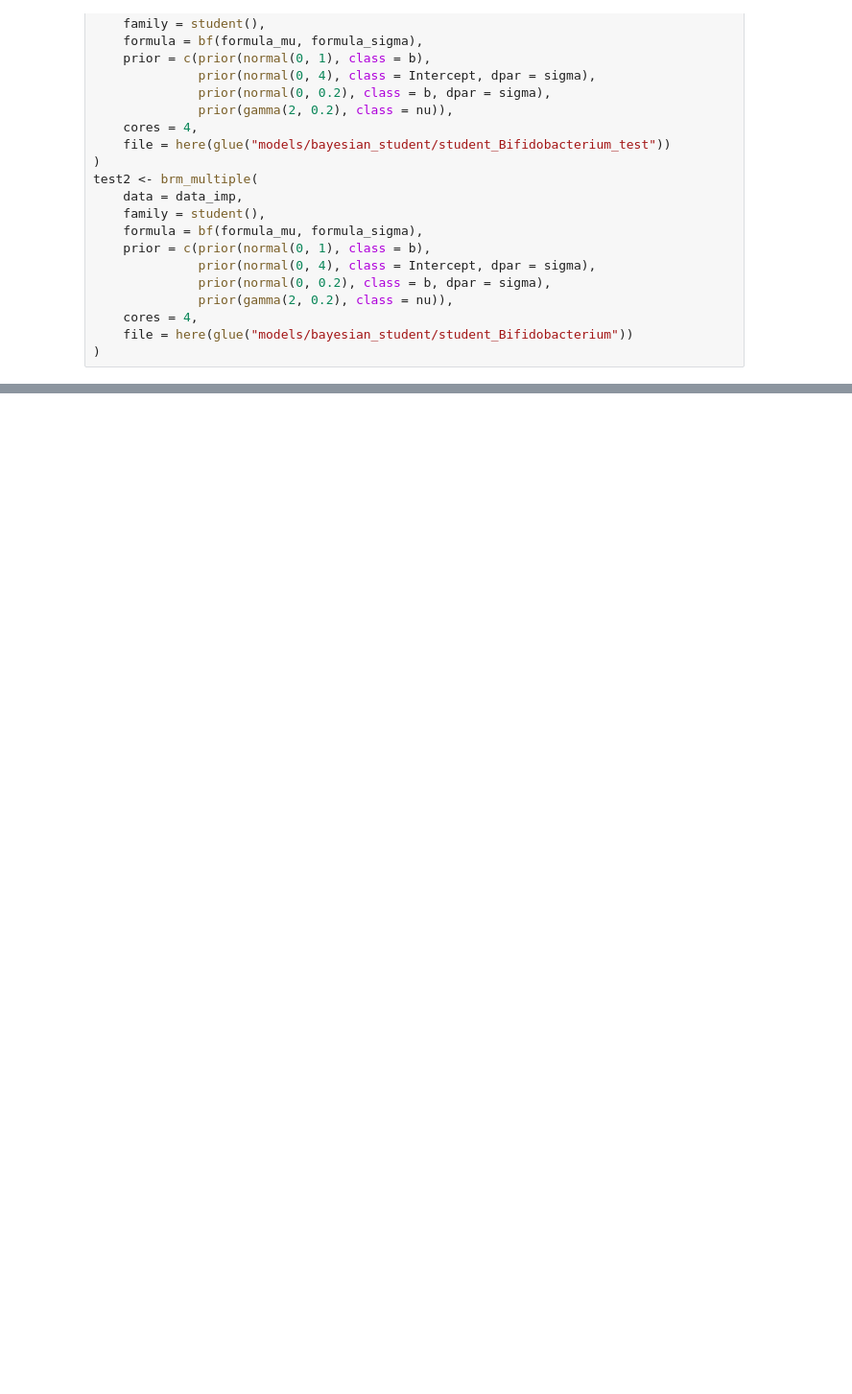
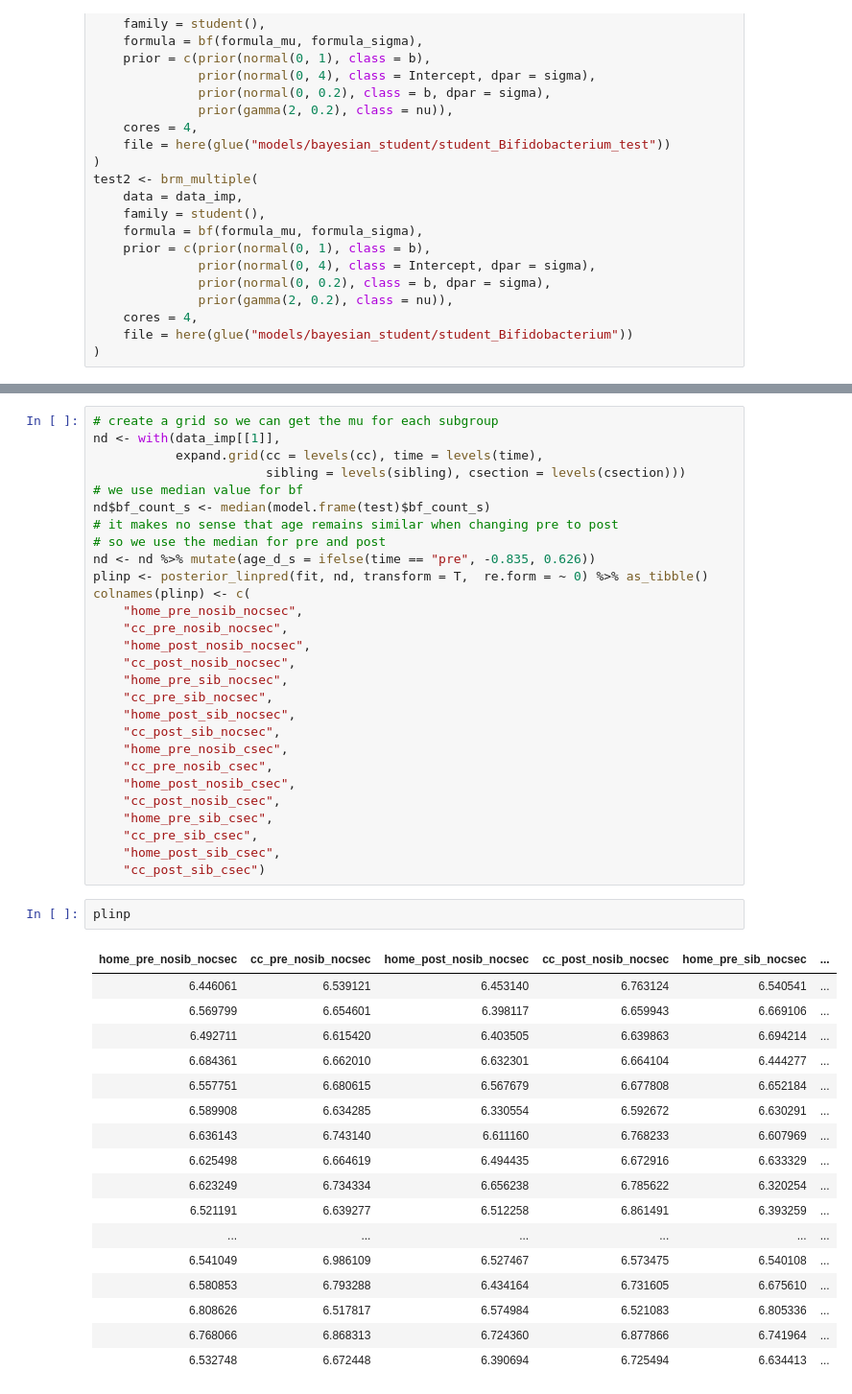
Before and after one commit to HenrikEckermann/bibo, a Jupyter notebook: notebooks/bayesian_diff_ab.ipynb, the cells around one changed output, grey strips where cells are left out. Shown at 96% size. Cells and saved outputs as stored; diff of their text form; blank space fills up the shorter version.

```diff
--- a/notebooks/bayesian_diff_ab.ipynb
+++ b/notebooks/bayesian_diff_ab.ipynb
@@ -423,0 +486,48 @@ Using 10 posterior samples for ppc type 'dens_overlay' by default.
+# %%
+# create a grid so we can get the mu for each subgroup
+nd <- with(data_imp[[1]],
+           expand.grid(cc = levels(cc), time = levels(time),
+                       sibling = levels(sibling), csection = levels(csection)))
+# we use median value for bf
+nd$bf_count_s <- median(model.frame(test)$bf_count_s)
+# it makes no sense that age remains similar when changing pre to post
+# so we use the median for pre and post
+nd <- nd %>% mutate(age_d_s = ifelse(time == "pre", -0.835, 0.626))
+plinp <- posterior_linpred(fit, nd, transform = T,  re.form = ~ 0) %>% as_tibble()
+colnames(plinp) <- c(
+    "home_pre_nosib_nocsec",
+    "cc_pre_nosib_nocsec",
+    "home_post_nosib_nocsec",
+    "cc_post_nosib_nocsec",
+    "home_pre_sib_nocsec",
+    "cc_pre_sib_nocsec",
+    "home_post_sib_nocsec",
+    "cc_post_sib_nocsec",
+    "home_pre_nosib_csec",
+    "cc_pre_nosib_csec",
+    "home_post_nosib_csec",
+    "cc_post_nosib_csec",
+    "home_pre_sib_csec",
+    "cc_pre_sib_csec",
+    "home_post_sib_csec",
+    "cc_post_sib_csec")
+# %%
+plinp
+# %% [output]
+| home_pre_nosib_nocsec | cc_pre_nosib_nocsec | home_post_nosib_nocsec | cc_post_nosib_nocsec | home_pre_sib_nocsec | ... |
+| 6.446061 | 6.539121 | 6.453140 | 6.763124 | 6.540541 | ... |
+| 6.569799 | 6.654601 | 6.398117 | 6.659943 | 6.669106 | ... |
+| 6.492711 | 6.615420 | 6.403505 | 6.639863 | 6.694214 | ... |
+| 6.684361 | 6.662010 | 6.632301 | 6.664104 | 6.444277 | ... |
+| 6.557751 | 6.680615 | 6.567679 | 6.677808 | 6.652184 | ... |
+| 6.589908 | 6.634285 | 6.330554 | 6.592672 | 6.630291 | ... |
+| 6.636143 | 6.743140 | 6.611160 | 6.768233 | 6.607969 | ... |
+| 6.625498 | 6.664619 | 6.494435 | 6.672916 | 6.633329 | ... |
+| 6.623249 | 6.734334 | 6.656238 | 6.785622 | 6.320254 | ... |
+| 6.521191 | 6.639277 | 6.512258 | 6.861491 | 6.393259 | ... |
+| ... | ... | ... | ... | ... | ... |
+| 6.541049 | 6.986109 | 6.527467 | 6.573475 | 6.540108 | ... |
+| 6.580853 | 6.793288 | 6.434164 | 6.731605 | 6.675610 | ... |
+| 6.808626 | 6.517817 | 6.574984 | 6.521083 | 6.805336 | ... |
+| 6.768066 | 6.868313 | 6.724360 | 6.877866 | 6.741964 | ... |
+| 6.532748 | 6.672448 | 6.390694 | 6.725494 | 6.634413 | ... |
```
Also changed, not shown: parts of 4 cells of this notebook, 1 other file.
